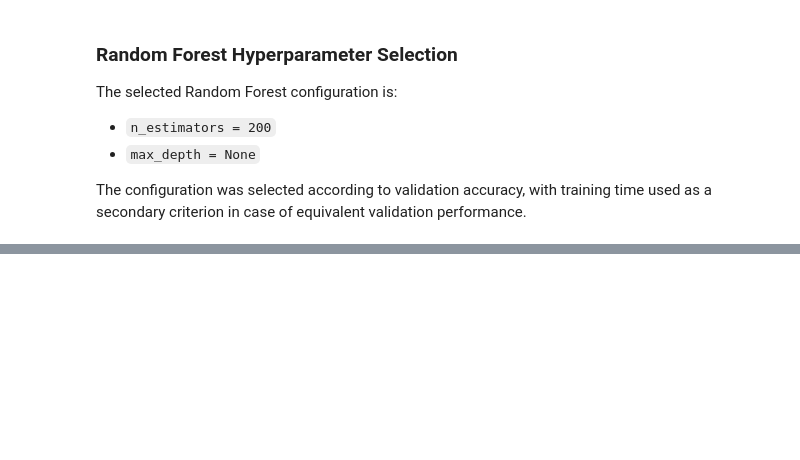
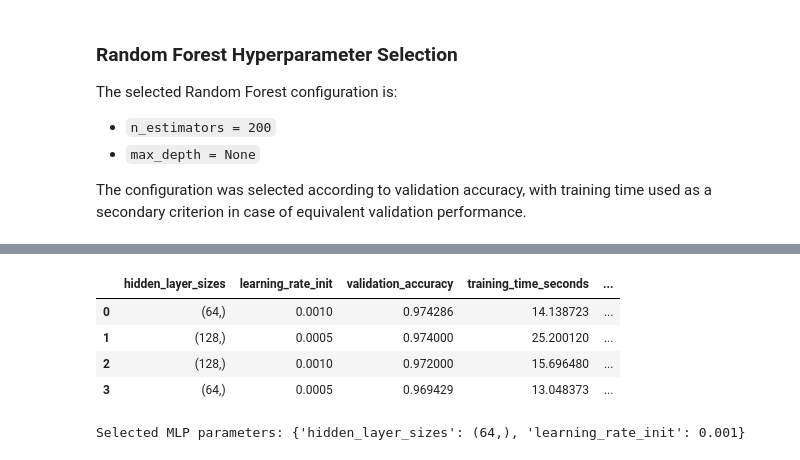
Before and after one commit to renan-leme/mnist-classification-SCTEC, a Jupyter notebook: mnist_classification_project.ipynb, the cells around one changed output, grey strips where cells are left out. Saved outputs shown, nothing was run; the diff lists cells and outputs as text; code cells hidden in the pictures; blank space fills up the shorter version.

Commit message:
implement MLP model

```diff
--- a/mnist_classification_project.ipynb
+++ b/mnist_classification_project.ipynb
@@ -671,0 +681,62 @@ The configuration was selected according to validation accuracy, with training t
+# %%
+mlp_candidates = [
+    {"hidden_layer_sizes": (64,), "learning_rate_init": 0.001},
+    {"hidden_layer_sizes": (64,), "learning_rate_init": 0.0005},
+    {"hidden_layer_sizes": (128,), "learning_rate_init": 0.001},
+    {"hidden_layer_sizes": (128,), "learning_rate_init": 0.0005},
+]
+
+mlp_tuning_results = []
+
+for params in mlp_candidates:
+    model = MLPClassifier(
+        hidden_layer_sizes=params["hidden_layer_sizes"],
+        learning_rate_init=params["learning_rate_init"],
+        max_iter=40,
+        early_stopping=True,
+        n_iter_no_change=5,
+        validation_fraction=0.1,
+        random_state=RANDOM_STATE,
+        verbose=False,
+    )
+
+    start_time = perf_counter()
+    model.fit(X_train, y_train)
+    training_time = perf_counter() - start_time
+
+    start_time = perf_counter()
+    validation_predictions = model.predict(X_validation)
+    validation_time = perf_counter() - start_time
+
+    validation_accuracy = accuracy_score(y_validation, validation_predictions)
+
+    mlp_tuning_results.append(
+        {
+            **params,
+            "validation_accuracy": validation_accuracy,
+            "training_time_seconds": training_time,
+            "validation_inference_seconds": validation_time,
+            "epochs_completed": model.n_iter_,
+        }
+    )
+
+mlp_tuning_df = pd.DataFrame(mlp_tuning_results).sort_values(
+    by=["validation_accuracy", "training_time_seconds"],
+    ascending=[False, True],
+).reset_index(drop=True)
+
+display(mlp_tuning_df)
+
+best_mlp_params = {
+    "hidden_layer_sizes": mlp_tuning_df.iloc[0]["hidden_layer_sizes"],
+    "learning_rate_init": float(mlp_tuning_df.iloc[0]["learning_rate_init"]),
+}
+
+print(f"Selected MLP parameters: {best_mlp_params}")
+# %% [output]
+|  | hidden_layer_sizes | learning_rate_init | validation_accuracy | training_time_seconds | ... |
+| 0 | (64,) | 0.0010 | 0.974286 | 14.138723 | ... |
+| 1 | (128,) | 0.0005 | 0.974000 | 25.200120 | ... |
+| 2 | (128,) | 0.0010 | 0.972000 | 15.696480 | ... |
+| 3 | (64,) | 0.0005 | 0.969429 | 13.048373 | ... |
+Selected MLP parameters: {'hidden_layer_sizes': (64,), 'learning_rate_init': 0.001}
```
Also changed, not shown: parts of 2 cells of this notebook.
